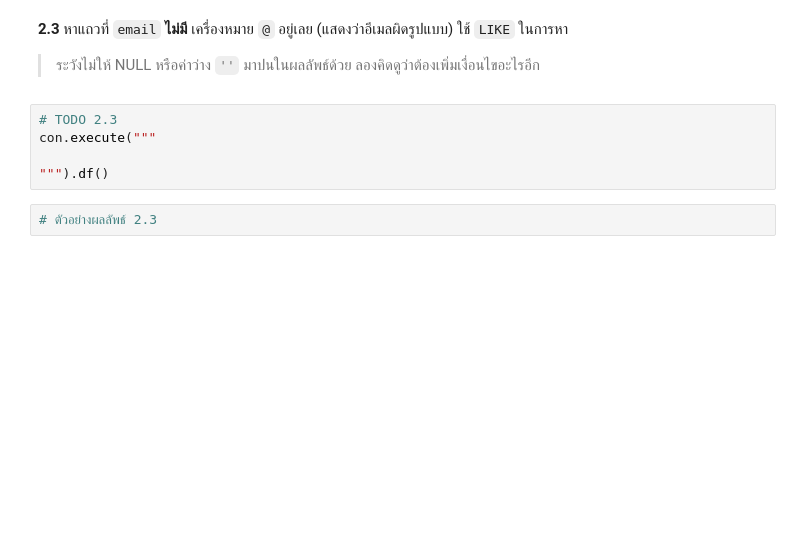
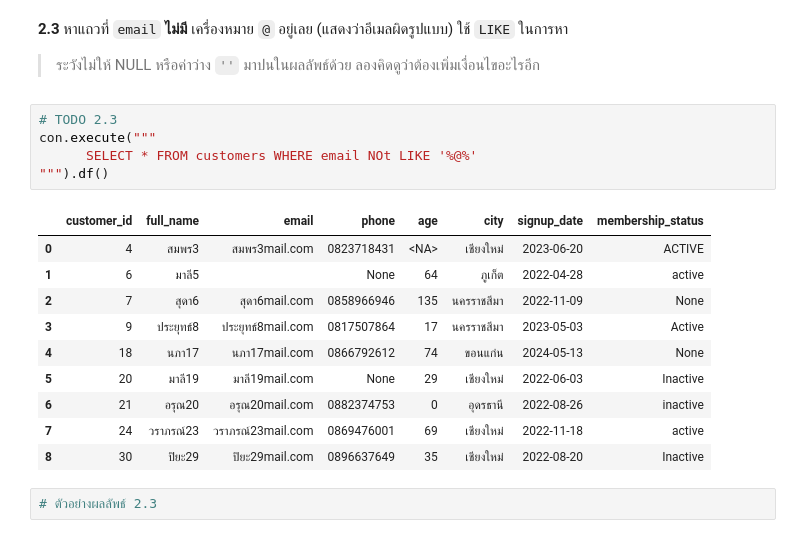
Before and after one commit to mxls34/AdvanceDatabase, a Jupyter notebook: Chapter2_HW_SQL_Selection_and_Complex_Conditions.ipynb, the cells around one changed output. Drawn from its saved outputs; the diff is of its cells as text; blank space fills up the shorter version.

```diff
--- a/Chapter2_HW_SQL_Selection_and_Complex_Conditions.ipynb
+++ b/Chapter2_HW_SQL_Selection_and_Complex_Conditions.ipynb
@@ -229,8 +294,19 @@ con.execute("""
 # %%
 # TODO 2.3
 con.execute("""
-
+      SELECT * FROM customers WHERE email NOt LIKE '%@%'
 """).df()
+# %% [output]
+|  | customer_id | full_name | email | phone | age | city | signup_date | membership_status |
+| 0 | 4 | สมพร3 | สมพร3mail.com | 0823718431 | <NA> | เชียงใหม่ | 2023-06-20 | ACTIVE |
+| 1 | 6 | มาลี5 |  | None | 64 | ภูเก็ต | 2022-04-28 | active |
+| 2 | 7 | สุดา6 | สุดา6mail.com | 0858966946 | 135 | นครราชสีมา | 2022-11-09 | None |
+| 3 | 9 | ประยุทธ์8 | ประยุทธ์8mail.com | 0817507864 | 17 | นครราชสีมา | 2023-05-03 | Active |
+| 4 | 18 | นภา17 | นภา17mail.com | 0866792612 | 74 | ขอนแก่น | 2024-05-13 | None |
+| 5 | 20 | มาลี19 | มาลี19mail.com | None | 29 | เชียงใหม่ | 2022-06-03 | Inactive |
+| 6 | 21 | อรุณ20 | อรุณ20mail.com | 0882374753 | 0 | อุดรธานี | 2022-08-26 | inactive |
+| 7 | 24 | วราภรณ์23 | วราภรณ์23mail.com | 0869476001 | 69 | เชียงใหม่ | 2022-11-18 | active |
+| 8 | 30 | ปิยะ29 | ปิยะ29mail.com | 0896637649 | 35 | เชียงใหม่ | 2022-08-20 | Inactive |
 # %%
 # ตัวอย่างผลลัพธ์ 2.3
 # %% [output]
```
Also changed, not shown: parts of 7 cells of this notebook.
